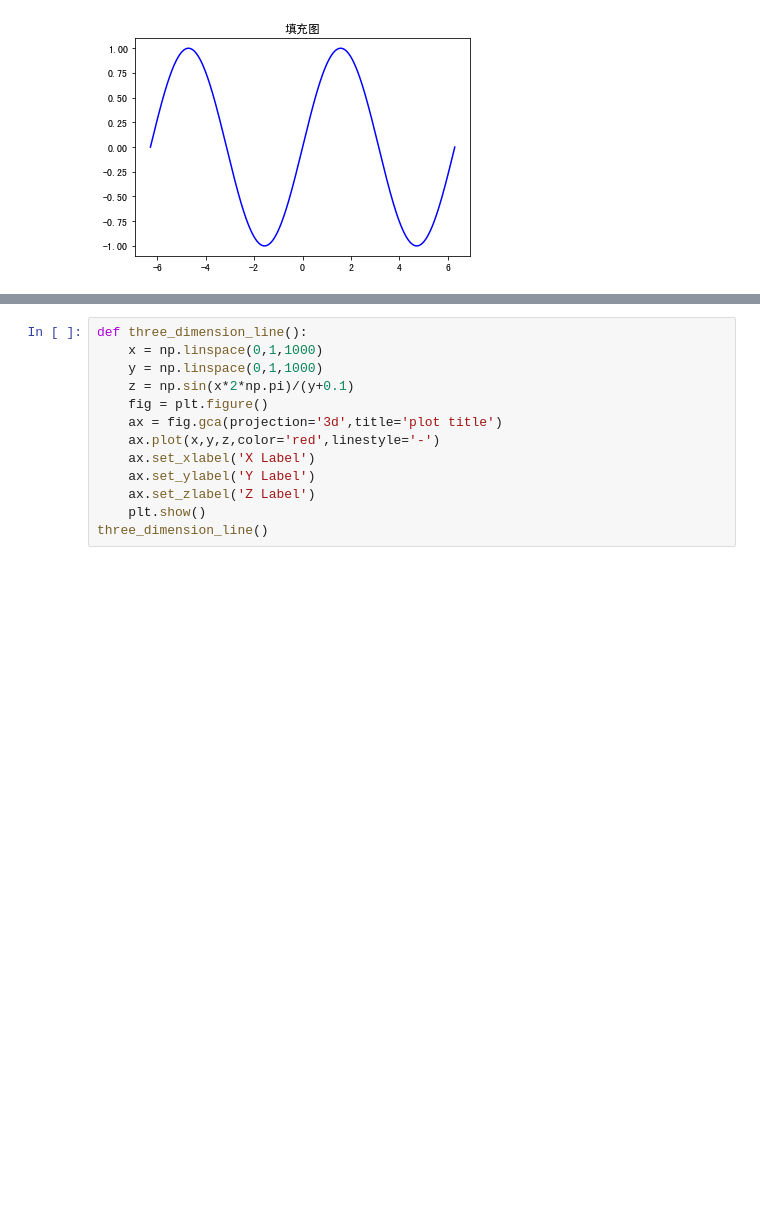
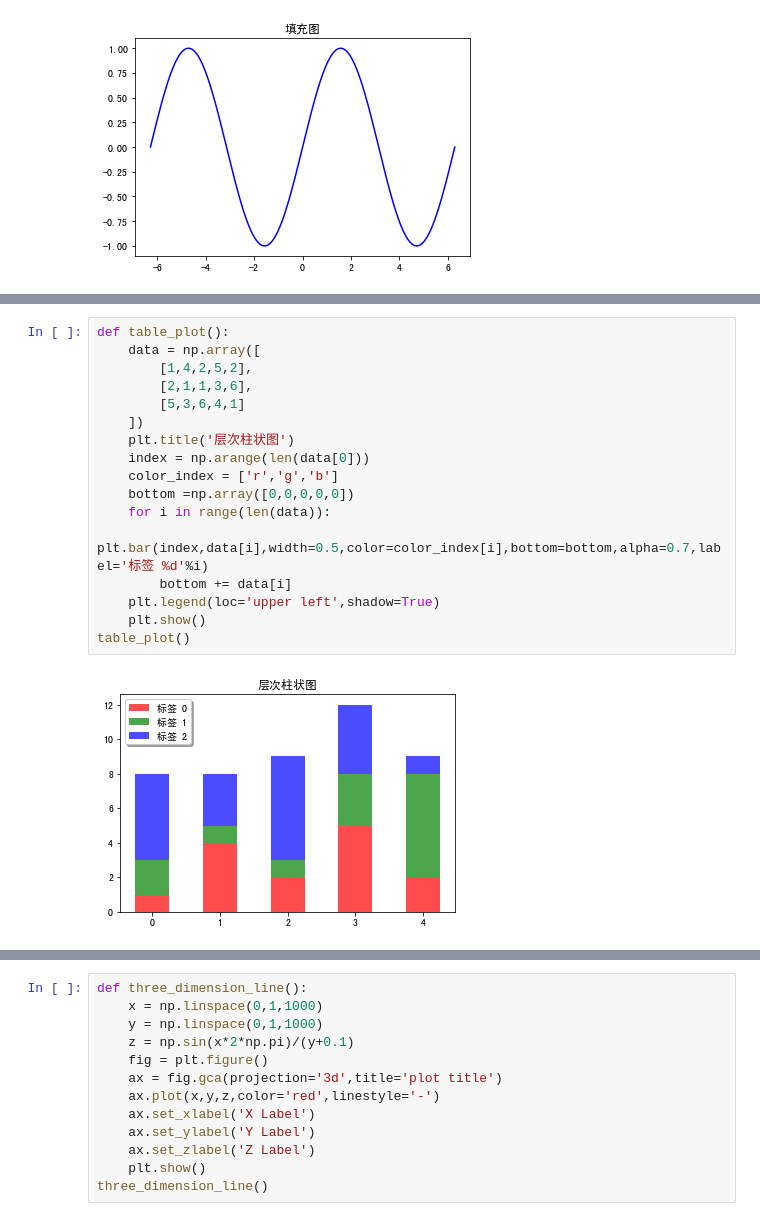
Before and after one commit to yscs2020/2021_to_improve, a Jupyter notebook: 202106/scipy/py_nb.ipynb, the cells around one changed output, grey strips where cells are left out. Cells and saved outputs as stored; diff of their text form; blank space fills up the shorter version.

```diff
--- a/202106/scipy/py_nb.ipynb
+++ b/202106/scipy/py_nb.ipynb
@@ -395,0 +200,19 @@ def three_dimension_scatter():
+# %%
+def table_plot():
+    data = np.array([
+        [1,4,2,5,2],
+        [2,1,1,3,6],
+        [5,3,6,4,1]
+    ])
+    plt.title('层次柱状图')
+    index = np.arange(len(data[0]))
+    color_index = ['r','g','b']
+    bottom =np.array([0,0,0,0,0])
+    for i in range(len(data)):
+        plt.bar(index,data[i],width=0.5,color=color_index[i],bottom=bottom,alpha=0.7,label='标签 %d'%i)
+        bottom += data[i]
+    plt.legend(loc='upper left',shadow=True)
+    plt.show()
+table_plot()
+# %% [output]
+[figure, added]
```
Also changed, not shown: parts of 7 cells of this notebook.
